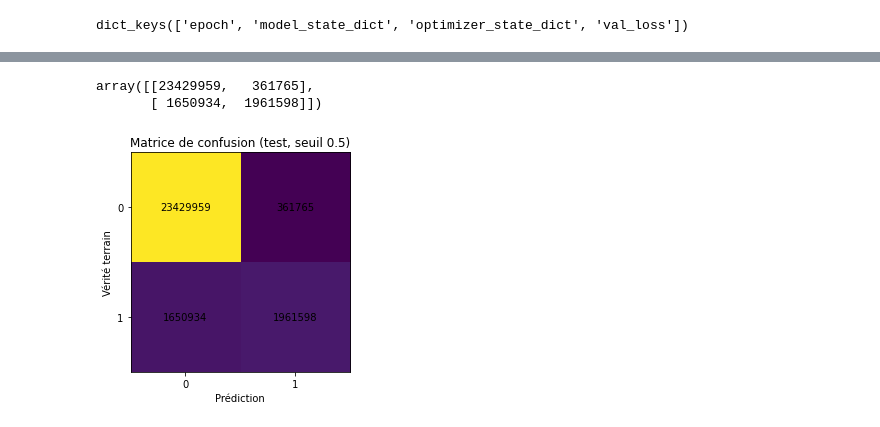
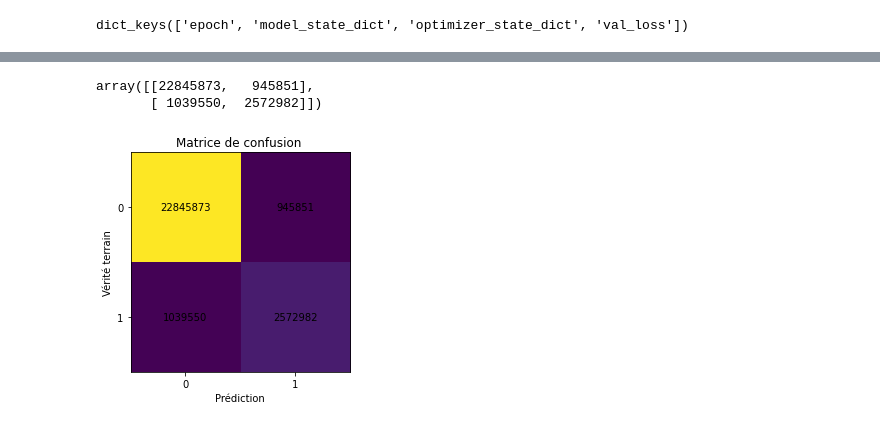
Before and after one commit to inesmanour/KOPIS2-Delimitation-automatique-de-domaines-structuraux-de-prot-via-UNet, a Jupyter notebook: notebooks/03_eval_unet.ipynb, the cells around one changed output, grey strips where cells are left out. Cells and saved outputs as stored; diff of their text form; code cells hidden in the pictures.

```diff
--- a/notebooks/03_eval_unet.ipynb
+++ b/notebooks/03_eval_unet.ipynb
@@ -161,0 +161,24 @@ test_loss, test_acc, test_f1
+# %%
+# Recherche d'un seuil optimal sur la F1 (ici sur le test, idéalement sur la val)
+thresholds = np.linspace(0.1, 0.9, 17)  # 0.10, 0.15, ..., 0.90
+best_thr = 0.5
+best_f1 = 0.0
+
+y_true_flat = all_targets.astype(int)
+
+for thr in thresholds:
+    y_pred_flat = (all_probs > thr).astype(int)
+
+    tp = np.sum((y_true_flat == 1) & (y_pred_flat == 1))
+    fp = np.sum((y_true_flat == 0) & (y_pred_flat == 1))
+    fn = np.sum((y_true_flat == 1) & (y_pred_flat == 0))
+
+    prec = tp / max(tp + fp, 1)
+    rec  = tp / max(tp + fn, 1)
+    f1 = 0 if prec + rec == 0 else 2 * prec * rec / (prec + rec)
+
+    if f1 > best_f1:
+        best_f1 = f1
+        best_thr = thr
+
+print("Seuil optimal :", best_thr, "F1 =", best_f1)
@@ -179,33 +204,33 @@ plt.show()
 
 
 # matrice de confusion seuillée à 0.5
-y_pred_bin = (all_probs > 0.5).astype(int)
+y_pred_bin = (all_probs > best_thr).astype(int)
 cm = confusion_matrix(all_targets, y_pred_bin)
 
 cm
 # %% [output]
-array([[23429959,   361765],
-       [ 1650934,  1961598]])
+array([[22845873,   945851],
+       [ 1039550,  2572982]])
 # %%
 fig, ax = plt.subplots(figsize=(4, 4))
 im = ax.imshow(cm)
 
 ax.set_xticks([0, 1])
 ax.set_yticks([0, 1])
 ax.set_xticklabels(["0", "1"])
 ax.set_yticklabels(["0", "1"])
 ax.set_xlabel("Prédiction")
 ax.set_ylabel("Vérité terrain")
-ax.set_title("Matrice de confusion (test, seuil 0.5)")
+ax.set_title("Matrice de confusion ")
 
 for i in range(2):
     for j in range(2):
         ax.text(j, i, cm[i, j], ha="center", va="center")
 
 plt.tight_layout()
 plt.show()
 # %% [output]
-[figure, old version]
+[figure, new version]
 # %%
 # visualisation de quelques prédictions , proba , contact , gt
 # choisir un ID au hasard dans le test set
```
Also changed, not shown: parts of 10 cells of this notebook, 2 other files.
